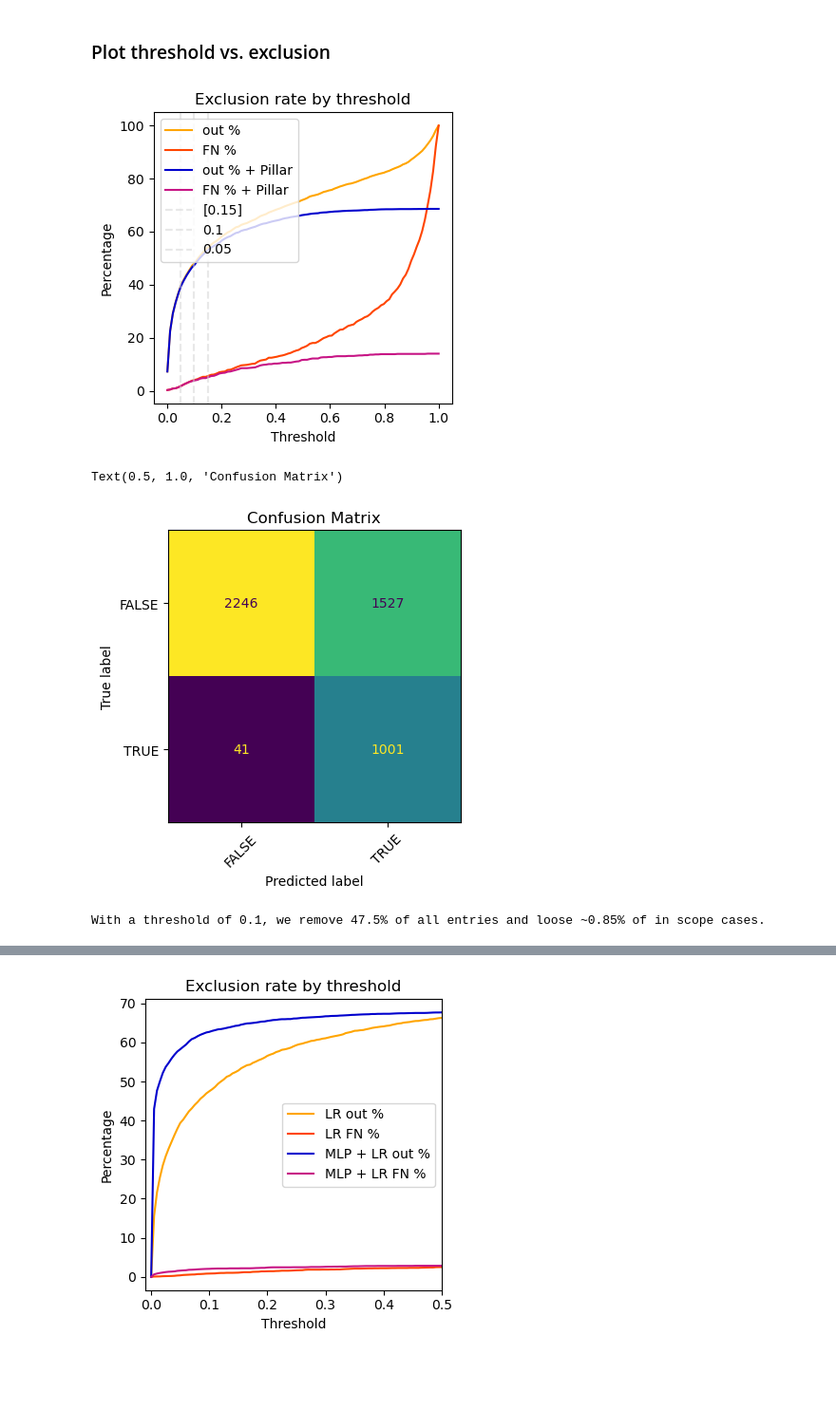
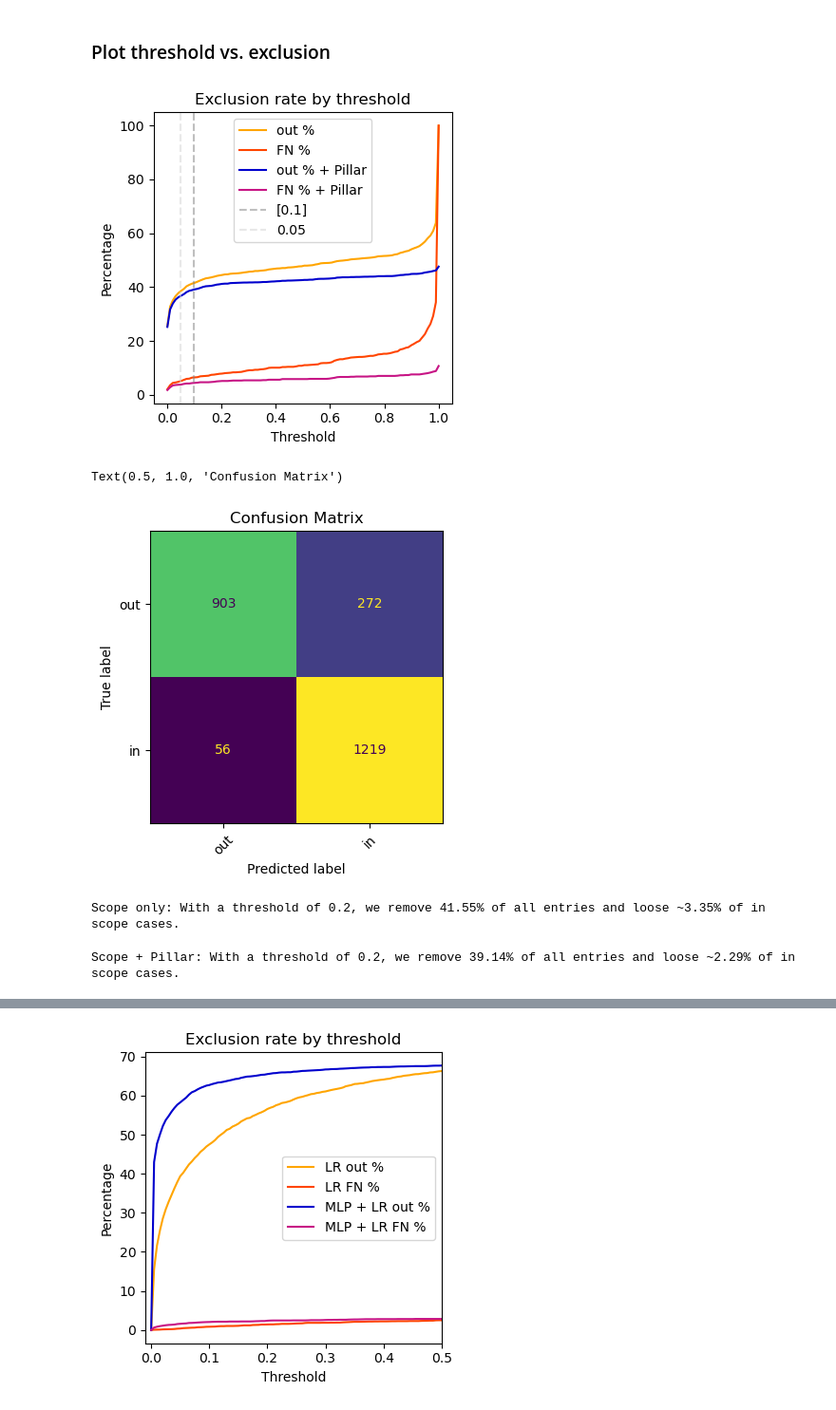
Before and after one commit to violah-fellow/SHEEP, a Jupyter notebook: Patents/ML/Optimisation_Stage1_patents.ipynb, the cells around one changed output, grey strips where cells are left out. Shown at 95% size. Saved outputs shown, nothing was run; the diff lists cells and outputs as text; code cells hidden in the pictures; blank space fills up the shorter version.

Commit message:
Model optimisation Patents

```diff
--- a/Patents/ML/Optimisation_Stage1_patents.ipynb
+++ b/Patents/ML/Optimisation_Stage1_patents.ipynb
@@ -1358,8 +1329,8 @@ Name: count, dtype: int64
 ## AP Pillar
 # %%
 # Prepare pillar labels (mark NA's as 'None')
-y_train_pillar = y_train['pillar']
-y_test_pillar  = y_test['pillar']
+y_train_pillar = y_train['pillar'].fillna('NA')
+y_test_pillar  = y_test['pillar'].fillna('NA')
 
 pillar_classes = y_train_pillar.unique()
 # %%
@@ -1379,7 +1350,7 @@ scoring_pillar = {
 # Find best LR model
 param_grid = {
     'C': [0.1, 1, 10, 100, 1000],
-    'solver': ['lbfgs', 'newton-cholesky']
+    'solver': ['lbfgs', 'liblinear', 'newton-cholesky']
 }
 
 grid = GridSearchCV(LogisticRegression(max_iter=1000, random_state=42, class_weight='balanced'),
@@ -1409,7 +1385,7 @@ lr_grid[cols].sort_values('mean_test_recall', ascending=False)
 # %%
 # Logistic Regression
 clf_pillar = LogisticRegression(
-    C=0.1,
+    C=100,
     max_iter=1000,
     class_weight='balanced',
     solver='lbfgs',
@@ -1483,6 +1465,6 @@ plt.show()
 # %%
 # Combine tables with probabilities and predictions for threshold T
-T = 0.15
+T = 0.1
 
 d_train = y_train.copy()
 d_train['proba_scope'] = lr_probs
@@ -1496,5 +1478,8 @@ d_test['pred_scope'] = (d_test['proba_scope'] >= T).astype(int)
 d_test['proba_pillar'] = lr_pillar_test_proba
 d_test['pred_pillar'] = lr_pillar_test_pred
 
+d_train['set'] = "train"
+d_test['set'] = "test"
+
 d_lr = pd.concat([d_train, d_test])
 d_lr['Threshold_scope'] = T
@@ -1812,8 +1811,8 @@ ax.plot(excl_df['threshold'], excl_df['ratio_FN'], label='FN %', color='orangere
 ax.plot(excl_df['threshold'], excl_df['ratio_out_comb'], label='out % + Pillar', color='mediumblue')
 ax.plot(excl_df['threshold'], excl_df['ratio_FN_comb'], label='FN % + Pillar', color='mediumvioletred')
 
-ax.axvline(T, color='lightgrey', linestyle='--', alpha=0.5, label=T)
-ax.axvline(0.1, color='lightgrey', linestyle='--', alpha=0.5, label='0.1')
+ax.axvline(T, color='grey', linestyle='--', alpha=0.5, label=T)
+#ax.axvline(0.1, color='lightgrey', linestyle='--', alpha=0.5, label='0.1')
 ax.axvline(0.05, color='lightgrey', linestyle='--', alpha=0.5, label=0.05)
 
 ax.set_xlabel('Threshold')
@@ -1822,40 +1821,49 @@ ax.set_title('Exclusion rate by threshold')
 ax.legend()
 
 plt.tight_layout()
-#plt.savefig('Plots/SPECTER_LR_Exclusion_Threshold.png', dpi=150, bbox_inches='tight')
+plt.savefig('Plots/PatentSBERTa_LR_Exclusion_Threshold.png', dpi=150, bbox_inches='tight')
 plt.show()
 # %% [output]
-[figure, old version]
+[figure, new version]
 # %%
-## With the above plot, I would decrease the threshold to 0.05
+## Combined confusion matrix
 T = 0.10
 
 d_lr['pred_scope'] = (d_lr['proba_scope'] >= T).astype(int)
 d_lr['Threshold_scope'] = T
 d_lr['pred_combined'] = ((d_lr['pred_pillar'] != 'NA') | d_lr['pred_scope'] == 1).astype(int)
 
 # Confusion matrix pillar vs. no pillar
 fig, axes = plt.subplots(figsize=(4,4))
 
 # Plot 1: Raw counts confusion matrix
 ConfusionMatrixDisplay.from_predictions(
     (d_lr['scope'] == 'in').astype(int), d_lr['pred_combined'],
-    display_labels=['FALSE', 'TRUE'],
+    display_labels=['out', 'in'],
     ax=axes,
     colorbar=False,
     xticks_rotation=45
 )
 axes.set_title('Confusion Matrix')
 # %% [output]
 Text(0.5, 1.0, 'Confusion Matrix')
-[figure, old version]
+[figure, new version]
+# %%
+## Results scope only
+p, c = np.unique(d_lr['pred_scope'], return_counts=True)
+FN = len(d_lr[(d_lr['scope'] == 'in') & (d_lr['pred_scope'] == 0)])
+
+print(f"Scope only: With a threshold of {T}, we remove {round(c[0] / (c[0] + c[1]) * 100, 2)}% of all entries and loose ~{round(FN / len(d_lr) * 100,2)}% of in scope cases.")
+# %% [output]
+Scope only: With a threshold of 0.2, we remove 41.55% of all entries and loose ~3.35% of in scope cases.
 # %%
+## Results with pillar combined
 p, c = np.unique(d_lr['pred_combined'], return_counts=True)
 FN = len(d_lr[(d_lr['scope'] == 'in') & (d_lr['pred_combined'] == 0)])
 
-print(f"With a threshold of {T}, we remove {round(c[0] / (c[0] + c[1]) * 100, 2)}% of all entries and loose ~{round(FN / len(d_lr) * 100,2)}% of in scope cases.")
+print(f"Scope + Pillar: With a threshold of {T}, we remove {round(c[0] / (c[0] + c[1]) * 100, 2)}% of all entries and loose ~{round(FN / len(d_lr) * 100,2)}% of in scope cases.")
 # %% [output]
-With a threshold of 0.1, we remove 47.5% of all entries and loose ~0.85% of in scope cases.
+Scope + Pillar: With a threshold of 0.2, we remove 39.14% of all entries and loose ~2.29% of in scope cases.
 # %%
 # SVC
 # Plot development of exclusion ratio vs. threshold
```
Also changed, not shown: parts of 98 cells of this notebook, 9 other files.
